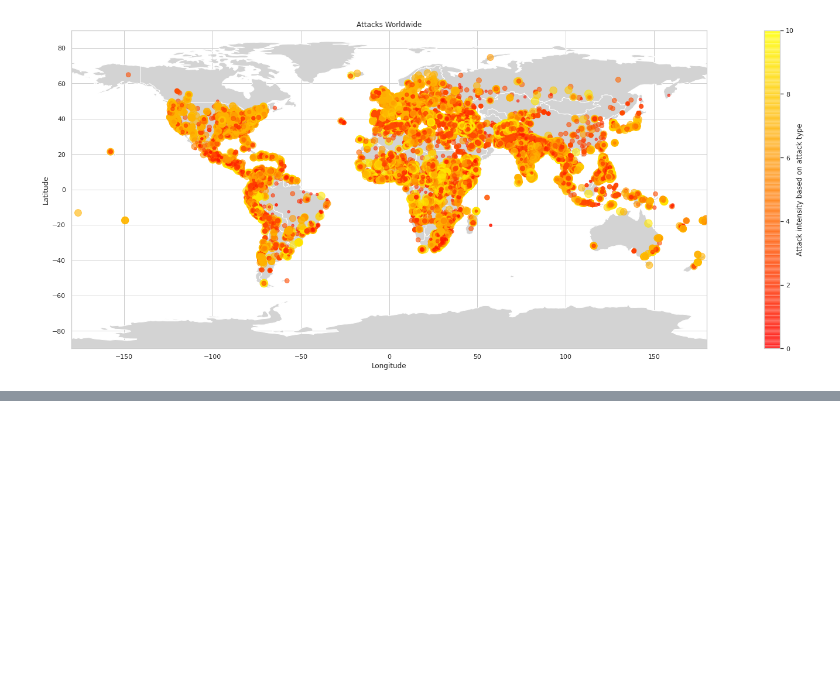
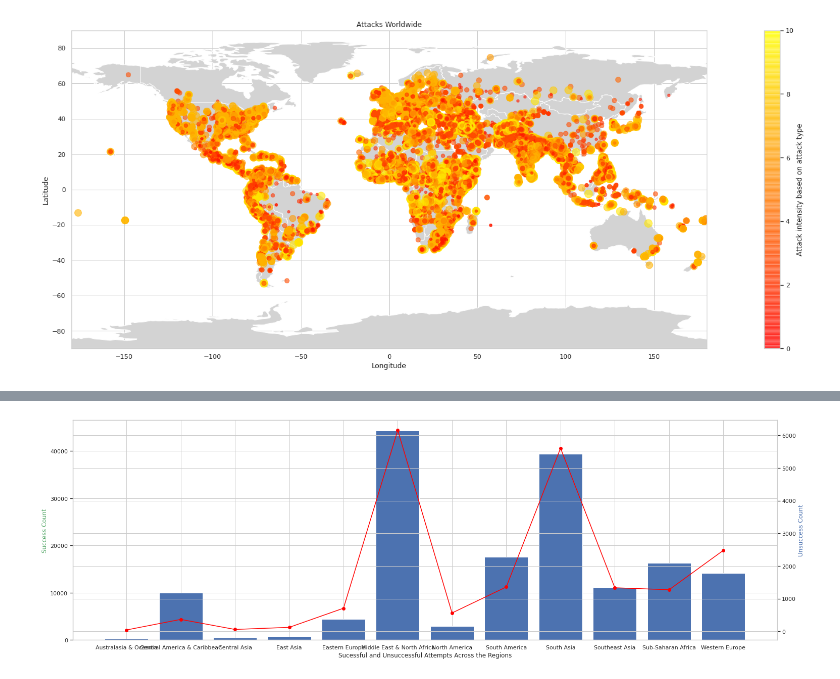
Before and after one commit to ajinkyajumde/Global-Terrorism-Analysis, a Jupyter notebook: Untitled1_ipyn.ipynb, the cells around one changed output, grey strips where cells are left out. Drawn from its saved outputs; the diff is of its cells as text; code cells hidden in the pictures; blank space fills up the shorter version.

```diff
--- a/Untitled1_ipyn.ipynb
+++ b/Untitled1_ipyn.ipynb
@@ -351,0 +347,3 @@ plt.show()
+# %%
+gt['success_count']=gt.apply((lambda x : 1 if x['success']==1 else 0),axis=1)
+gt['unsuccess_count']=gt.apply((lambda x : 1 if x['success']==0 else 0),axis=1)
@@ -351,0 +356,2 @@ plt.show()
+# %%
+c=gt.groupby('region_txt')[['success_count','unsuccess_count']].sum().reset_index()
@@ -351,0 +374,18 @@ plt.show()
+# %%
+x=list(c['region_txt'])
+y=list(c['success_count'])
+y1=list(c['unsuccess_count'])
+
+fig, ax1 = plt.subplots(figsize=(25, 8))
+
+ax2 = ax1.twinx()
+ax1.bar(x, y)
+ax2.plot(x, y1, 'o-', color="red" )
+
+ax1.set_xlabel('Sucessful and Unsuccessful Attempts Across the Regions')
+ax1.set_ylabel('Success Count', color='g')
+ax2.set_ylabel('Unsuccess Count', color='b')
+
+plt.show()
+# %% [output]
+[figure, added]
```
Also changed, not shown: parts of 10 cells of this notebook.
